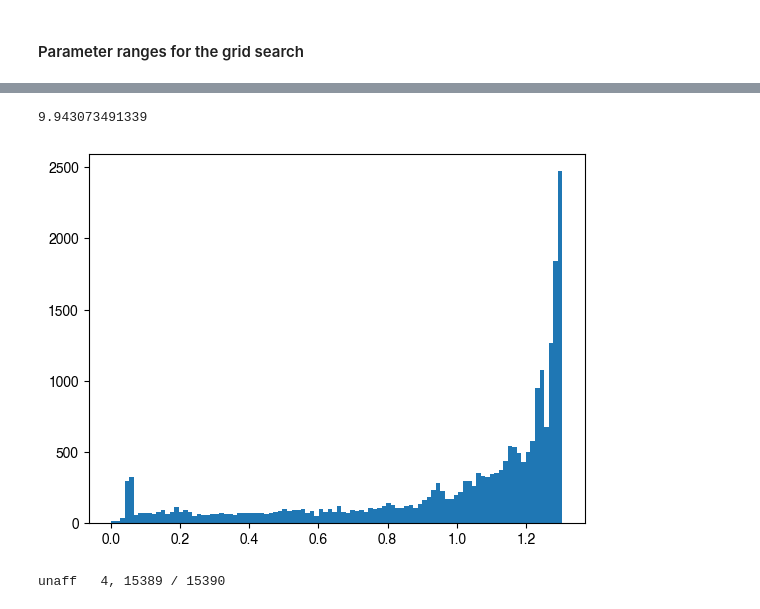
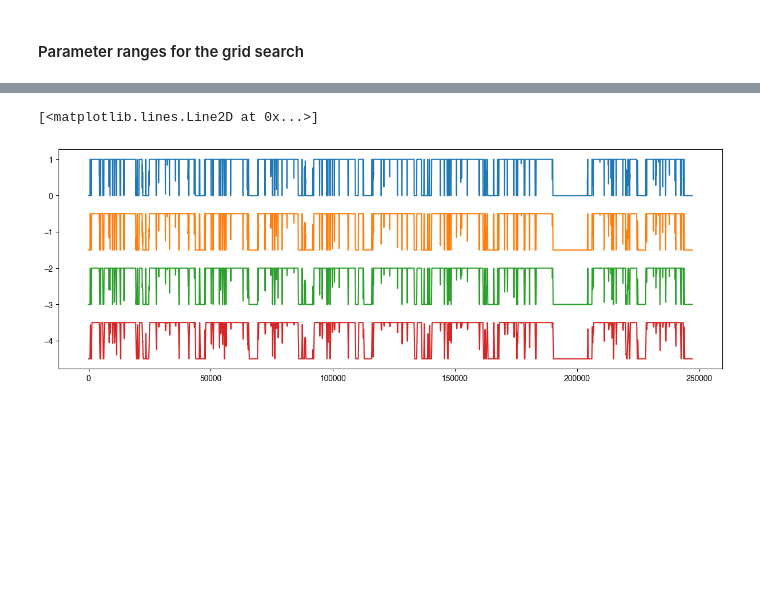
Before and after one commit to siva82kb/uluse_with_output_feedback, a Jupyter notebook: notebooks/01-rf-feedback-intersubject.ipynb, the cells around one changed output, grey strips where cells are left out. Drawn from its saved outputs; the diff is of its cells as text; code cells hidden in the pictures; blank space fills up the shorter version.

```diff
--- a/notebooks/01-rf-feedback-intersubject.ipynb
+++ b/notebooks/01-rf-feedback-intersubject.ipynb
@@ -167,11 +172,8 @@ def compute_confusion_matrix(actual: np.array, estimated: np.array) -> np.array:
 # Input and output feedback window sizes
 Tin = 1.0
 Nin = int(Tin / dT)
-Tout = (1.0, 2.5, 5.0)
+Tout = (0.5, 1.0, 2.0, 4.0)
 Nout = tuple(map(lambda x: int(x / dT), Tout))
 
 # Columns
 raw_cols = ["subject", "segment", "ax", "ay", "az", "r1", "r2", "g1", "g2"]
-
-# Compute the features for each segment for each subject.
-data_features_df = misc.get_features_for_all(datadf, Nin, Nout, raw_cols)
@@ -380,12 +390,0 @@ _df
-# %%
-data = _df['ax'].values.reshape(-1, 1)
-# estimate pdf using KDE with gaussian kernel
-kde = KernelDensity(kernel='gaussian', bandwidth=0.2).fit(data)
-log_p = kde.score_samples(data)
-stats.entropy(np.exp(log_p))
-# %% [output]
-9.943073491339
-# %%
-plt.hist(np.exp(log_p), bins=100);
-# %% [output]
-[figure, removed]
@@ -414,51 +391,10 @@ with open(pathlib.Path(outdir, "gmac_params.json"), "w") as f:
-# %%
-dfcols = (["subject"] + list(gmac_param_ranges.keys()) +
-            ["limb"] +
-            ["TN", "FP", "FN", "TP"] +
-            ["TNr", "FPr", "FNr", "TPr"] +
-            ["sensitivity", "specificity", "youden"])
-gmac_perf_df = pd.DataFrame(columns=dfcols)
-for limbkey in ["left", "right", "aff", "unaff"]:
-    # Which limb?
-    limbdf = datadf[limbkey]
-    subjects = limbdf.subject.unique()
-
-    # Estimate pitch for each subject.
-    accl_cols = ['ax', 'ay', 'az']
-
-    # Number of all possible combinations
-    Ncombs = len(list(misc.generate_param_combinations_gmac(gmac_param_ranges)))
-
-    # All parameter combinations.
-    param_combs = list(misc.generate_param_combinations_gmac(gmac_param_ranges))
-
-    for i, subj in enumerate(subjects):
-        # Go through all parameter combinations.
-        _sinx = limbdf.subject == subj
-        for j, _pc in enumerate(param_combs):
-            sys.stdout.write(f"\r{limbkey} {i:3d}, {j:3d} / {len(param_combs):3d}")
-            df = limbdf[limbdf.subject==subj]
-            # Compute gmac
-            _gmac = np.hstack([
-                gmac.estimate_gmac2(_df[accl_cols].values, accl_farm_inx=0, Fs=Fs,
-                                    params=_pc)
-                for _, _df in df.groupby('segment')
-            ])
-            # Compute performance
-            _perf = compute_confusion_matrix(actual=df.gnd.values, estimated=_gmac)
-
-            # Update gmac df
-            _rowdf = pd.DataFrame({"subject": subj} | _pc | _perf, index=[0])
-            _rowdf[["TNr", "FPr", "FNr", "TPr"]] = _rowdf[["TN", "FP", "FN", "TP"]] / np.sum(_rowdf[["TN", "FP", "FN", "TP"]].values)
-            _rowdf["sensitivity"] = _rowdf.TP / (_rowdf.TP + _rowdf.FN)
-            _rowdf["specificity"] = _rowdf.TN / (_rowdf.TN + _rowdf.FP)
-            _rowdf["youden"] = _rowdf.sensitivity + _rowdf.specificity - 1
-            _rowdf["limb"] = limbkey
-            gmac_perf_df = pd.concat(
-                (gmac_perf_df, _rowdf),
-                ignore_index=True
-            )
-    # Save data
-    gmac_perf_df.to_csv(pathlib.Path(basedir, "gmac", f"perf_gmac.csv").as_posix(), index=False)
-# %% [output]
-unaff   4, 15389 / 15390
+# %%
+fig = plt.figure(figsize=(15, 5))
+ax = fig.add_subplot(111)
+ax.plot(data_features_df['right']['outfb0'].values)
+ax.plot(data_features_df['right']['outfb1'].values - 1.5)
+ax.plot(data_features_df['right']['outfb2'].values - 3)
+ax.plot(data_features_df['right']['outfb3'].values - 4.5)
+# %% [output]
+[<matplotlib.lines.Line2D at 0x...>]
+[figure, added]
```
Also changed, not shown: parts of 35 cells of this notebook, 3 other files.
